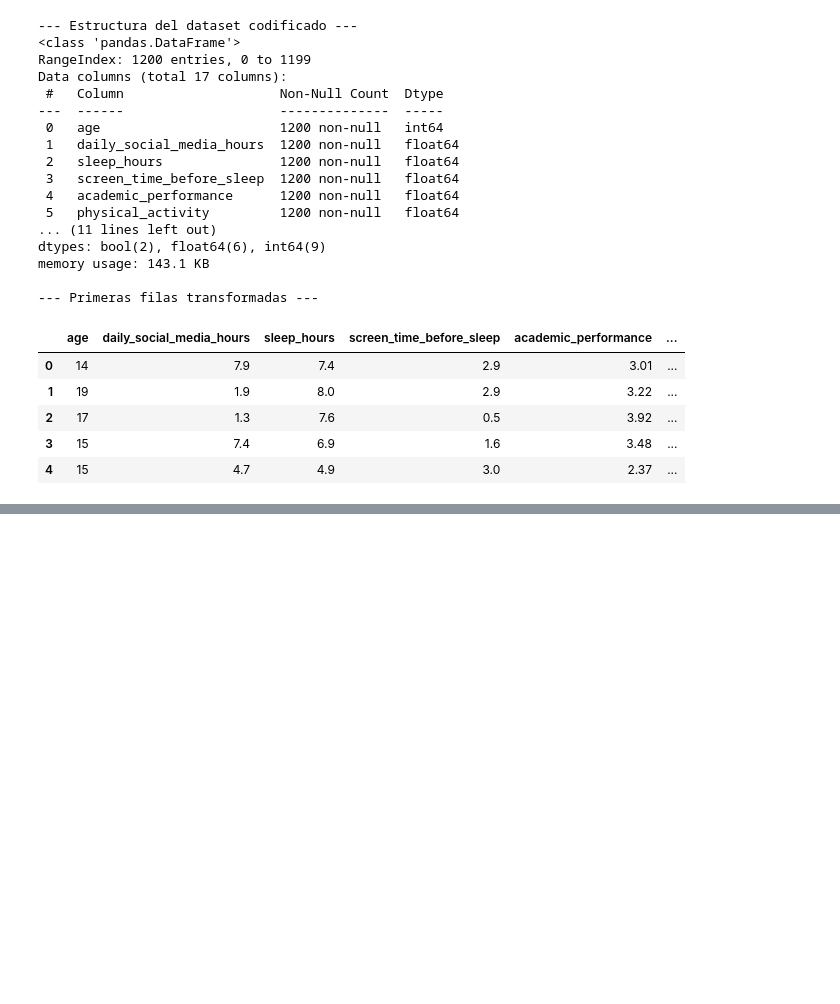
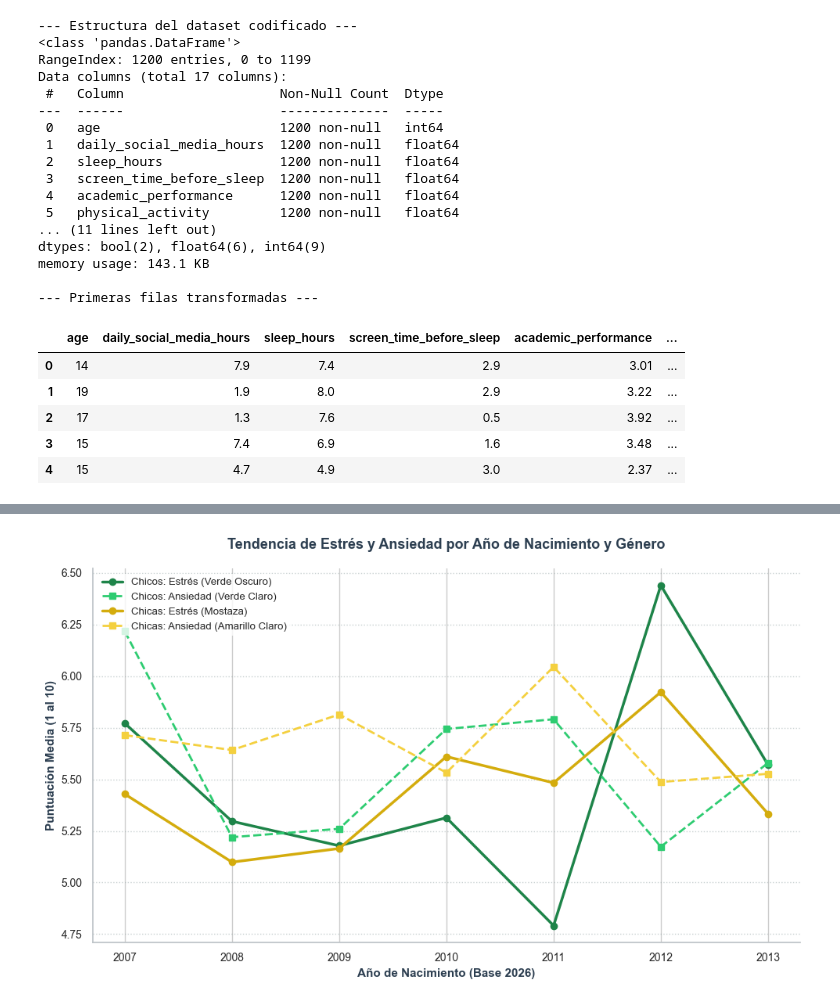
Before and after one commit to Bootcamp-DA-P2/proyecto7-regression-grupo5, a Jupyter notebook: 3.ipynb, the cells around one changed output, grey strips where cells are left out. Drawn from its saved outputs; the diff is of its cells as text; code cells hidden in the pictures; blank space fills up the shorter version.

```diff
--- a/3.ipynb
+++ b/3.ipynb
@@ -323,0 +532,63 @@ memory usage: 143.1 KB
+# %%
+# 1. ASEGURAMOS QUE EXISTA LA COLUMNA DE TIEMPO Y GÉNERO NUMÉRICO
+if 'age' in df.columns:
+    df['birth_year'] = 2026 - df['age']
+
+if 'gender' in df.columns and 'gender_male' not in df.columns:
+    df['gender_male'] = df['gender'].map({'female': 0, 'male': 1})
+
+# --- 2. AGRUPACIÓN POR AÑO DE NACIMIENTO Y GÉNERO ---
+# Agrupamos por año y por 'gender_male' (0=Femenino, 1=Masculino)
+tendencia_genero = df.groupby(['birth_year', 'gender_male'])[['stress_level', 'anxiety_level']].mean().reset_index()
+
+# Separamos los datos en dos DataFrames para trabajar de forma limpísima
+datos_chicas = tendencia_genero[tendencia_genero['gender_male'] == 0]
+datos_chicos = tendencia_genero[tendencia_genero['gender_male'] == 1]
+
+
+# --- 3. CONFIGURACIÓN DEL GRÁFICO MÚLTIPLE DE LÍNEAS ---
+plt.figure(figsize=(10, 6))
+
+# --- LÍNEAS PARA CHICOS (Tonos Verdes) ---
+plt.plot(datos_chicos['birth_year'], datos_chicos['stress_level'],
+         marker='o', linestyle='-', color='#1e8449', linewidth=2.5, label='Chicos: Estrés (Verde Oscuro)')
+plt.plot(datos_chicos['birth_year'], datos_chicos['anxiety_level'],
+         marker='s', linestyle='--', color='#2ecc71', linewidth=2, label='Chicos: Ansiedad (Verde Claro)')
+
+# --- LÍNEAS PARA CHICAS (Tonos Amarillos/Mostaza Elegantes) ---
+plt.plot(datos_chicas['birth_year'], datos_chicas['stress_level'],
+         marker='o', linestyle='-', color='#d4ac0d', linewidth=2.5, label='Chicas: Estrés (Mostaza)')
+plt.plot(datos_chicas['birth_year'], datos_chicas['anxiety_level'],
+         marker='s', linestyle='--', color='#f4d03f', linewidth=2, label='Chicas: Ansiedad (Amarillo Claro)')
+
+
+# --- 4. FORMATO ESTÉTICO Y MINIMALISTA ---
+# Forzar a que el eje X muestre los años como números enteros sin decimales
+anos_unicos = sorted(tendencia_genero['birth_year'].unique())
+plt.xticks(anos_unicos, [int(ano) for ano in anos_unicos], fontsize=10)
+plt.yticks(fontsize=10)
+
+# Títulos y etiquetas ejecutivas
+plt.title('Tendencia de Estrés y Ansiedad por Año de Nacimiento y Género', fontsize=13, pad=18, weight='bold', color='#2c3e50')
+plt.xlabel('Año de Nacimiento (Base 2026)', fontsize=11, weight='bold', color='#2c3e50')
+plt.ylabel('Puntuación Media (1 al 10)', fontsize=11, weight='bold', color='#2c3e50')
+
+# Rejilla horizontal muy sutil
+plt.grid(axis='y', linestyle=':', alpha=0.5, color='#95a5a6')
+
+# Leyenda bien organizada fuera del gráfico o en una esquina limpia
+plt.legend(frameon=True, facecolor='white', edgecolor='none', fontsize=9.5, loc='upper left')
+
+# Ocultar marcos sobrantes para estilo premium (Despine)
+ax = plt.gca()
+ax.spines['top'].set_visible(False)
+ax.spines['right'].set_visible(False)
+ax.spines['left'].set_color('#bdc3c7')
+ax.spines['bottom'].set_color('#bdc3c7')
+
+plt.tight_layout()
+
+# Se muestra en tu entorno interactivo de VS Code
+plt.show()
+# %% [output]
+[figure, added]
```
Also changed, not shown: parts of 6 cells of this notebook, 2 other files.
